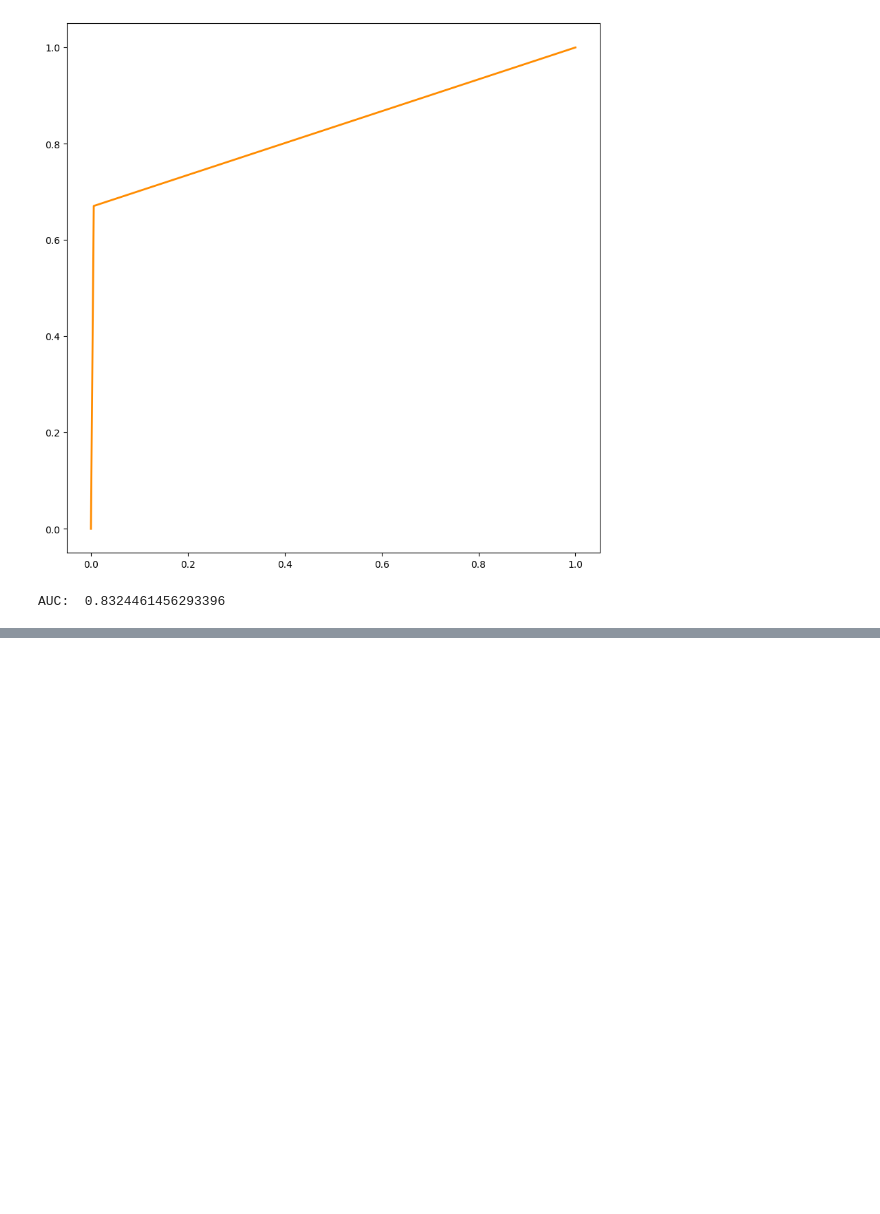
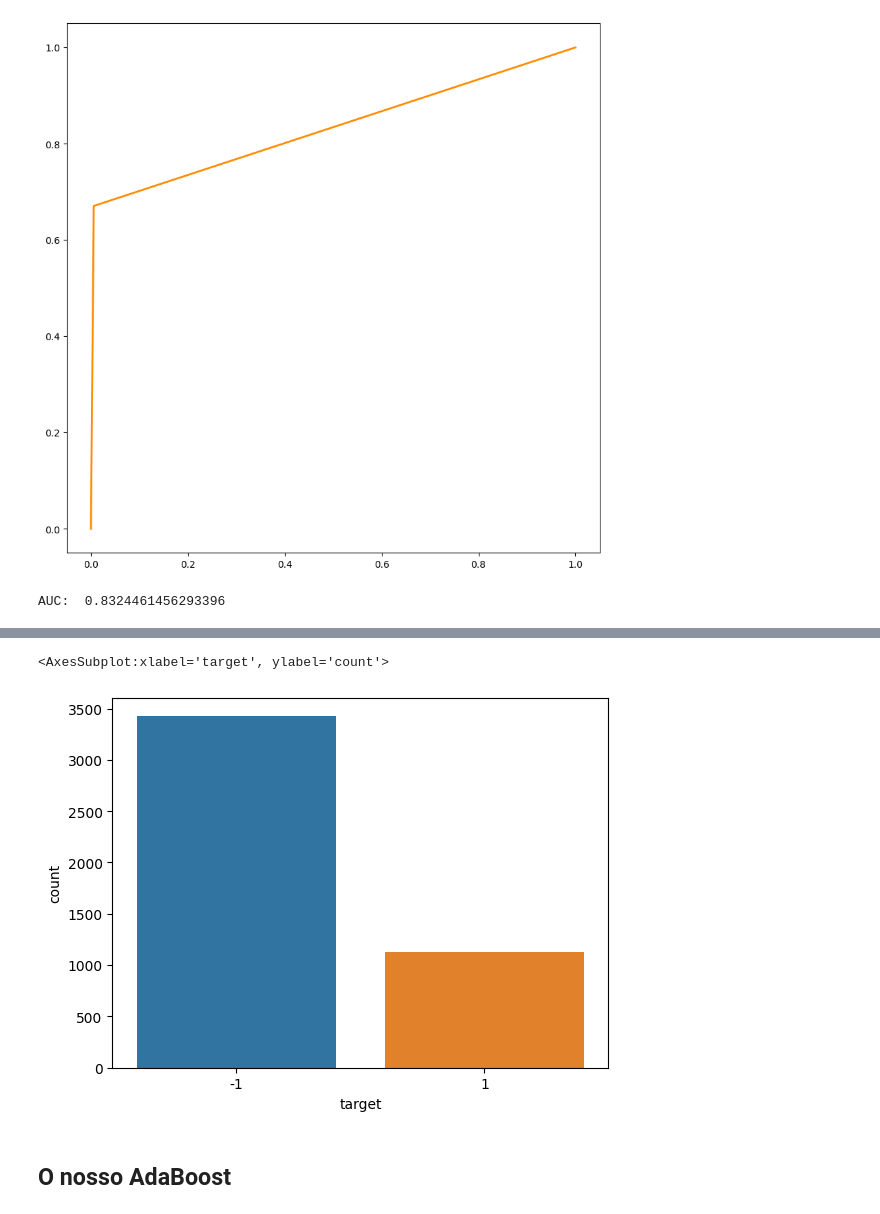
Before and after one commit to PRCSousa/ML-Assignment1, a Jupyter notebook: main.ipynb, the cells around one changed output, grey strips where cells are left out. Saved outputs shown, nothing was run; the diff lists cells and outputs as text; code cells hidden in the pictures; blank space fills up the shorter version.

```diff
--- a/main.ipynb
+++ b/main.ipynb
@@ -435,0 +339,12 @@ AUC:  0.8324461456293396
+# %%
+# Importar o dataset
+
+task_id = 3896 # Supervised Classification on ada_agnostic
+task = openml.tasks.get_task(task_id)
+dataset = openml.datasets.get_dataset(task.dataset_id)
+X3, y3, categorical_indicator, attribute_names = dataset.get_data(
+    dataset_format="array", target=dataset.default_target_attribute
+)
+df3 = pd.DataFrame(X3, columns=attribute_names)
+y3 = y3 * 2 - 1
+df3['target'] = y3
@@ -435,0 +354,9 @@ AUC:  0.8324461456293396
+# %%
+# Visualizar a distribuição das classes
+
+sns.countplot(x='target', data=df3) # nice
+# %% [output]
+<AxesSubplot:xlabel='target', ylabel='count'>
+[figure, added]
+# %% [markdown]
+## O nosso AdaBoost
```
Also changed, not shown: parts of 44 cells of this notebook.
